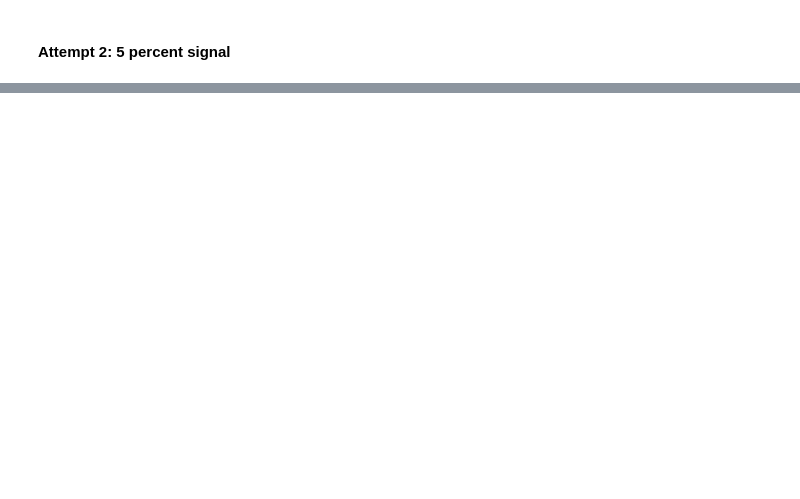
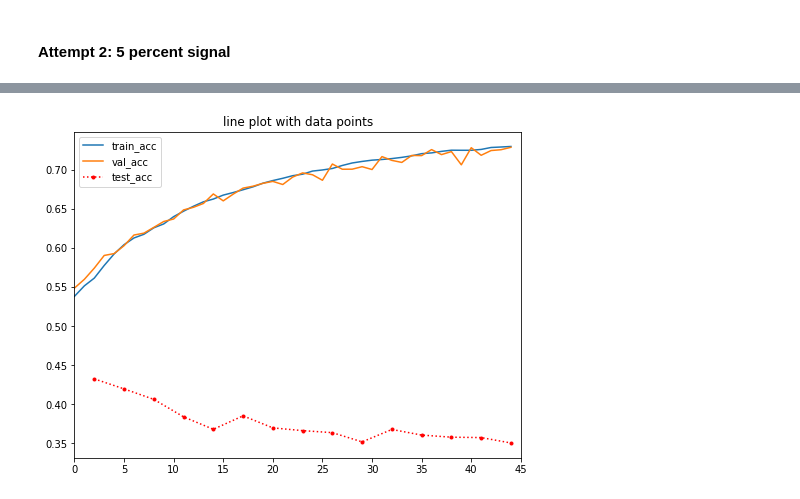
Before and after one commit to bnachman/ILCAnomalies, a Jupyter notebook: training_notebook.ipynb, the cells around one changed output, grey strips where cells are left out. Saved outputs shown, nothing was run; the diff lists cells and outputs as text; code cells hidden in the pictures; blank space fills up the shorter version.

```diff
--- a/training_notebook.ipynb
+++ b/training_notebook.ipynb
@@ -34,6 +76,6 @@ y_bgsig = np.load(y_bgsig_path)
 # %%
 def prep_and_shufflesplit_data(anomaly_ratio, size_each = 76000, shuffle_seed = 69,
-                               train = 0.8, val = 0.2, test_size_each = 5000, special_test = True):
+                               train = 0.8, val = 0.2, test_size_each = 5000, special_test = True, use_pid = True, limit_particles = 9999, normalize_all = False):
 
     """
     Pre-Data Selection
@@ -117,27 +159,49 @@ def prep_and_shufflesplit_data(anomaly_ratio, size_each = 76000, shuffle_seed =
     Data processing
     """
 
+    # chop off
+
+    if limit_particles < X_train.shape[1]:
+        print('CHOPPED!!!')
+        X_train = X_train[:,:limit_particles,:]
+        X_val = X_val[:,:limit_particles,:]
+        X_test = X_test[:,:limit_particles,:]
+
     # Centre and normalize all the Xs
     for x in X_train:
         mask = x[:,0] > 0
         yphi_avg = np.average(x[mask,1:3], weights=x[mask,0], axis=0)
         x[mask,1:3] -= yphi_avg
         x[mask,0] /= x[:,0].sum()
+        if normalize_all:
+            x /= np.sum(x)
+
     for x in X_val:
         mask = x[:,0] > 0
         yphi_avg = np.average(x[mask,1:3], weights=x[mask,0], axis=0)
         x[mask,1:3] -= yphi_avg
         x[mask,0] /= x[:,0].sum()
+        if normalize_all:
+            x /= np.sum(x)
+
     for x in X_test:
         mask = x[:,0] > 0
         yphi_avg = np.average(x[mask,1:3], weights=x[mask,0], axis=0)
         x[mask,1:3] -= yphi_avg
         x[mask,0] /= x[:,0].sum()
+        if normalize_all:
+            x /= np.sum(x)
 
-    # remap PIDs for all the Xs
-    remap_pids(X_train, pid_i=3)
-    remap_pids(X_val, pid_i=3)
-    remap_pids(X_test, pid_i=3)
+
+    if use_pid:
+        # remap PIDs for all the Xs
+        remap_pids(X_train, pid_i=3)
+        remap_pids(X_val, pid_i=3)
+        remap_pids(X_test, pid_i=3)
+    else:
+        X_train = X_train[:,:,:3]
+        X_val = X_val[:,:,:3]
+        X_test = X_test[:,:,:3]
 
     # change Y to categorical Matrix
     Y_train = to_categorical(y_train, num_classes=2)
@@ -271,0 +362,2 @@ X_train, X_val, X_test, Y_train,Y_val,Y_test = prep_and_shufflesplit_data(0.05)
+# %%
+histories, Y_test, Y_predicts, model = train_model(X_train, X_val, X_test, Y_train,Y_val,Y_test)
@@ -271,0 +382,4 @@ X_train, X_val, X_test, Y_train,Y_val,Y_test = prep_and_shufflesplit_data(0.05)
+# %%
+evaluate_model(histories, Y_test, Y_predicts)
+# %% [output]
+[figure, added]
```
Also changed, not shown: parts of 27 cells of this notebook.
